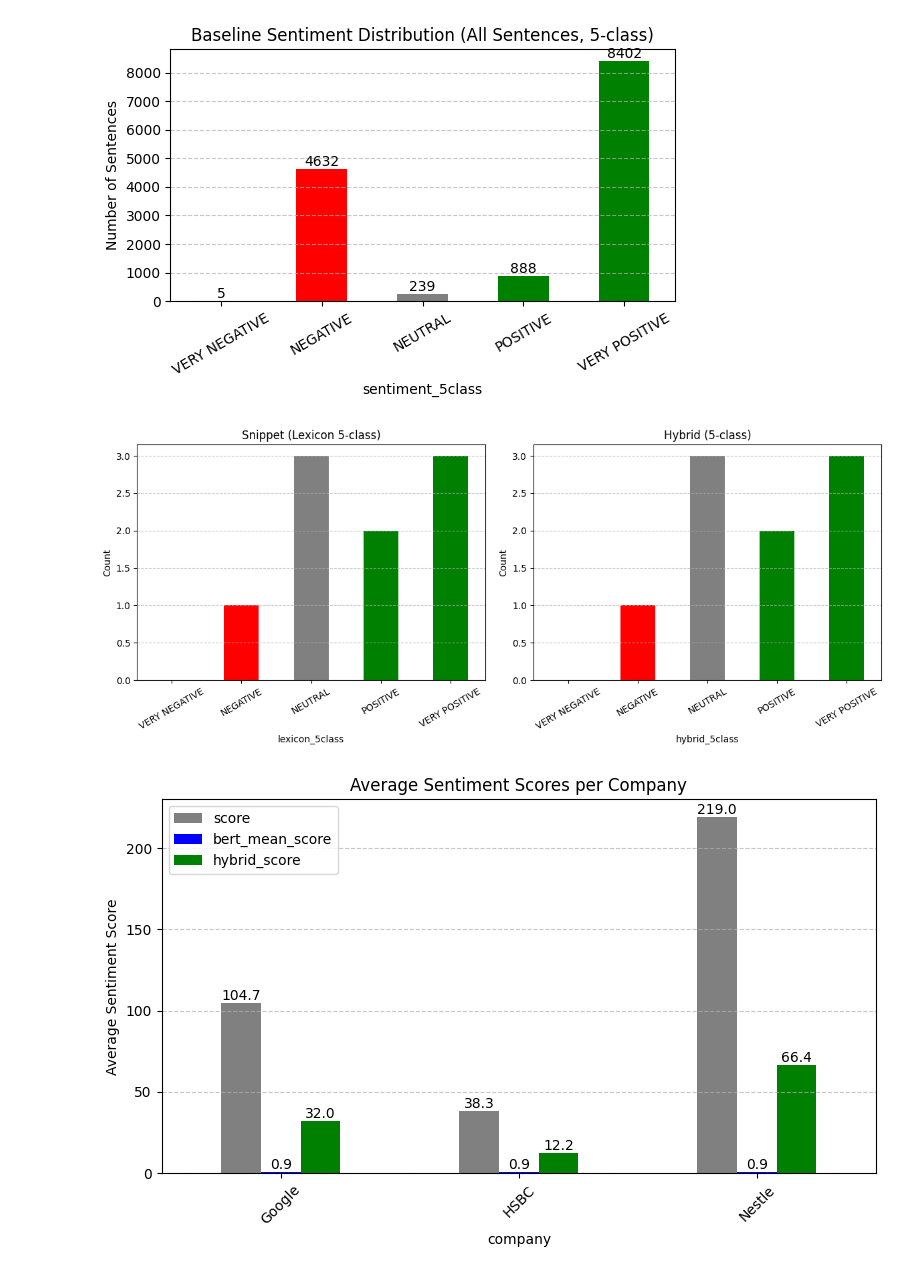
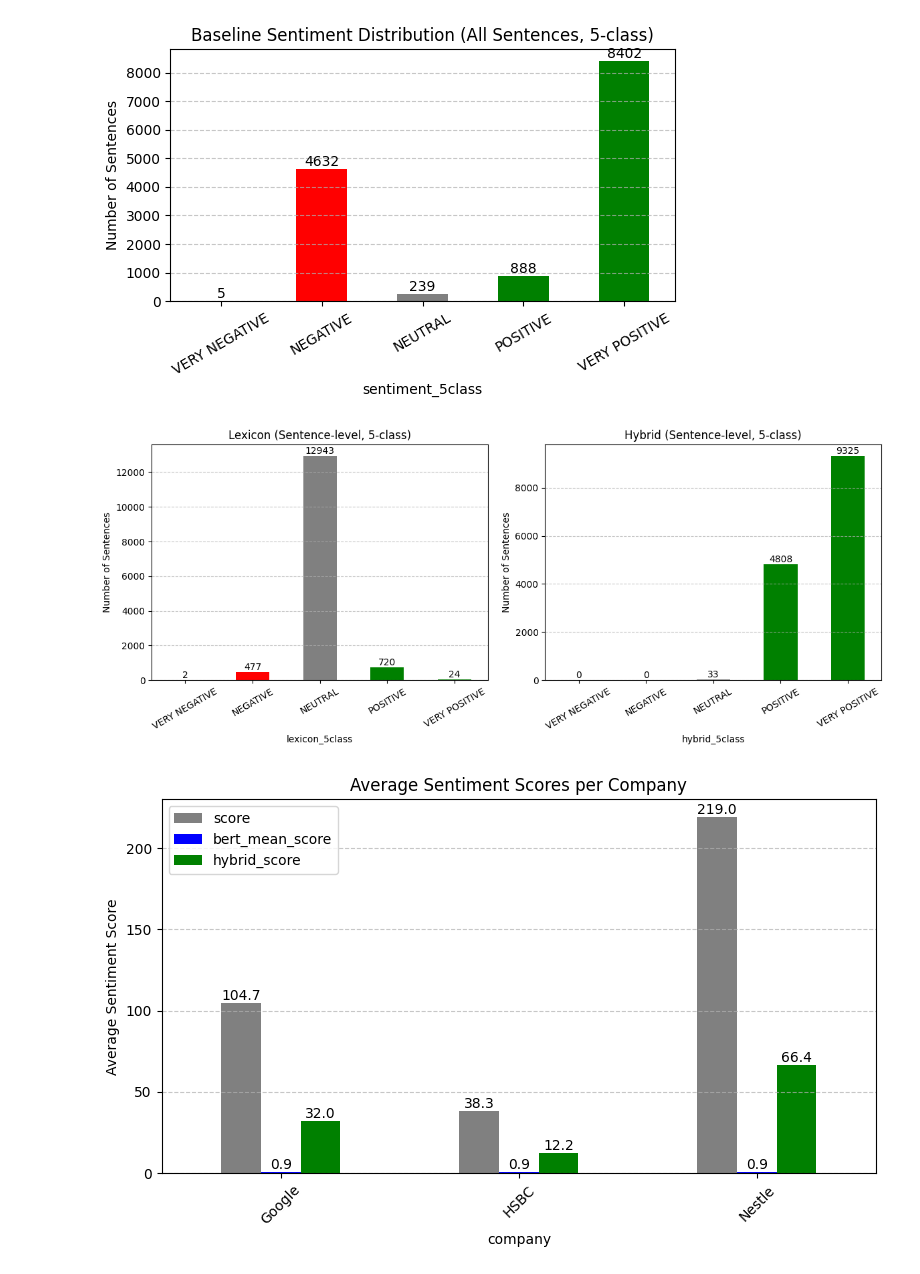
Before and after one commit to erenbg1/hybrid-esg-sentiment, a Jupyter notebook: notebooks/06_evaluation.ipynb, the cells around one changed output. Cells and saved outputs as stored; diff of their text form; code cells hidden in the pictures.

```diff
--- a/notebooks/06_evaluation.ipynb
+++ b/notebooks/06_evaluation.ipynb
@@ -51,28 +51,49 @@ plt.show()
 # %% [output]
 [figure]
 # %%
-# 3. Document-level comparison (Snippet vs Hybrid 5-class)
+import pandas as pd
+import matplotlib.pyplot as plt
+
+# Load sentence-level results
+lexicon = pd.read_csv("../data/processed/lexicon_5class_sentencelevel.csv")
+hybrid  = pd.read_csv("../data/processed/hybrid_5class_sentencelevel.csv")
+
+# Define class order and colors
+class_order = ["VERY NEGATIVE", "NEGATIVE", "NEUTRAL", "POSITIVE", "VERY POSITIVE"]
+colors = {
+    "VERY NEGATIVE": "red",
+    "NEGATIVE": "red",
+    "NEUTRAL": "gray",
+    "POSITIVE": "green",
+    "VERY POSITIVE": "green"
+}
+
+# Sentence-level comparison (Lexicon vs Hybrid 5-class)
 fig, ax = plt.subplots(1, 2, figsize=(12,5))
 
-snippet_counts = snippet['lexicon_5class'].value_counts().reindex(class_order)
-hybrid_counts  = hybrid['hybrid_5class'].value_counts().reindex(class_order)
+# Lexicon (sentence-level)
+lexicon_counts = lexicon['lexicon_5class'].value_counts().reindex(class_order, fill_value=0)
+lexicon_counts.plot(kind="bar", ax=ax[0], color=[colors[c] for c in class_order])
+ax[0].set_title("Lexicon (Sentence-level, 5-class)")
+ax[0].set_ylabel("Number of Sentences")
+ax[0].bar_label(ax[0].containers[0])
+ax[0].grid(True, axis="y", linestyle="--", alpha=0.7)
+ax[0].set_xticklabels(class_order, rotation=30)
 
-snippet_counts.plot(kind="bar", ax=ax[0], color=[colors[c] for c in class_order])
-ax[0].set_title("Snippet (Lexicon 5-class)")
-
+# Hybrid (sentence-level)
+hybrid_counts = hybrid['hybrid_5class'].value_counts().reindex(class_order, fill_value=0)
 hybrid_counts.plot(kind="bar", ax=ax[1], color=[colors[c] for c in class_order])
-ax[1].set_title("Hybrid (5-class)")
-
-for a in ax:
-    a.set_ylabel("Count")
-    a.grid(True, axis="y", linestyle="--", alpha=0.7)
-    a.set_xticklabels(class_order, rotation=30)
+ax[1].set_title("Hybrid (Sentence-level, 5-class)")
+ax[1].set_ylabel("Number of Sentences")
+ax[1].bar_label(ax[1].containers[0])
+ax[1].grid(True, axis="y", linestyle="--", alpha=0.7)
+ax[1].set_xticklabels(class_order, rotation=30)
 
 plt.tight_layout()
-plt.savefig("../images/eval_doc_comparison_5class.png", dpi=300)
+plt.savefig("../images/eval_hybrid_sentencelevel_comparison.png", dpi=300)
 plt.show()
 # %% [output]
-[figure, old version]
+[figure, new version]
 # %%
 # 4. Company-level aggregation
 company_means = hybrid.groupby("company")[["score","bert_mean_score","hybrid_score"]].mean()
```
Also changed, not shown: 10 other files.
